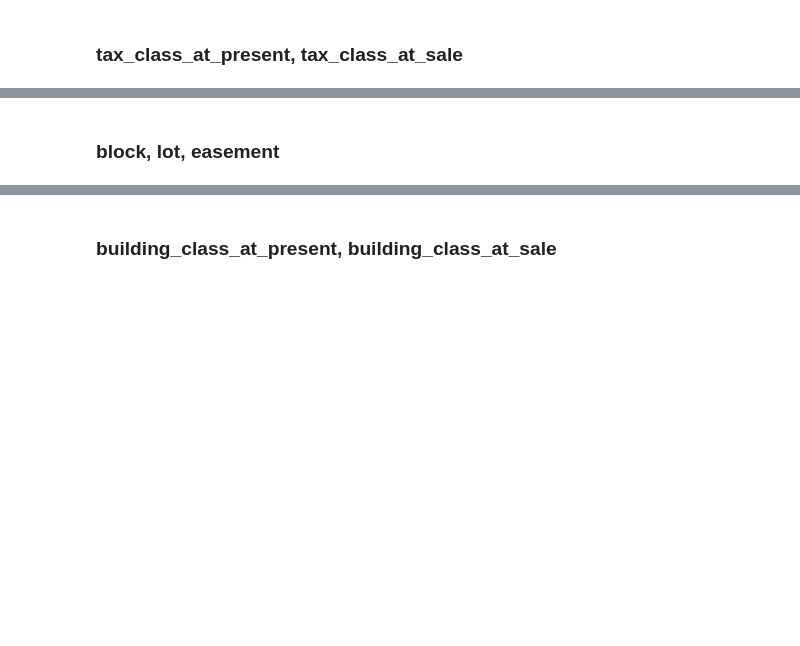
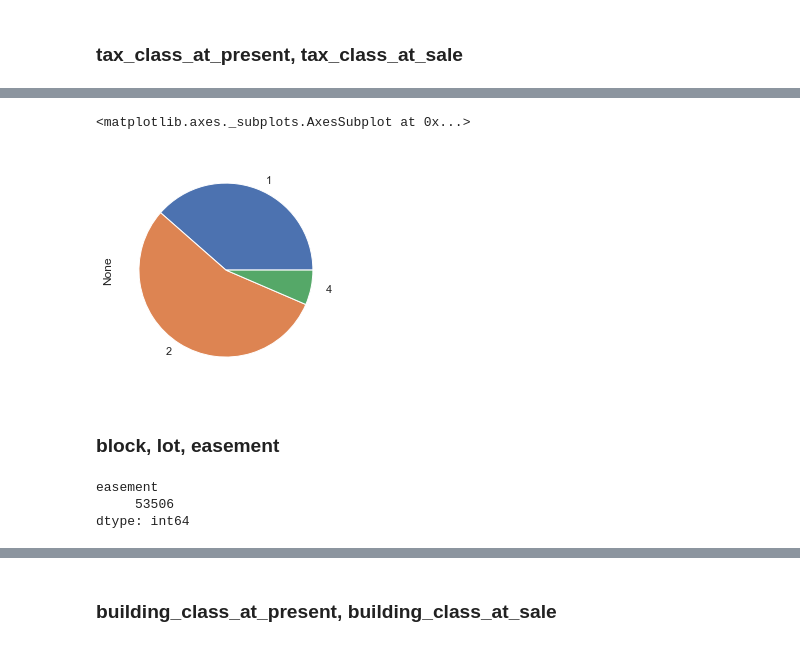
Before and after one commit to tansudasli/analytics-sandbox, a Jupyter notebook: real_estate_of_nyc_EDA.ipynb, the cells around one changed output, grey strips where cells are left out. Drawn from its saved outputs; the diff is of its cells as text; code cells hidden in the pictures; blank space fills up the shorter version.

```diff
--- a/real_estate_of_nyc_EDA.ipynb
+++ b/real_estate_of_nyc_EDA.ipynb
@@ -489,0 +547,5 @@ data_prepared = data_prepared[data_prepared.tax_class_at_present != '  '] #271 r
+# %%
+x.groupby('tax_class_at_sale').size().plot(kind='pie')
+# %% [output]
+<matplotlib.axes._subplots.AxesSubplot at 0x...>
+[figure, added]
@@ -492 +558,9 @@ data_prepared = data_prepared[data_prepared.tax_class_at_present != '  '] #271 r
+# %%
+x.groupby('easement').size()
+
+# delete column
+# %% [output]
+easement
+     53506
+dtype: int64
 # %%
```
Also changed, not shown: parts of 47 cells of this notebook.
